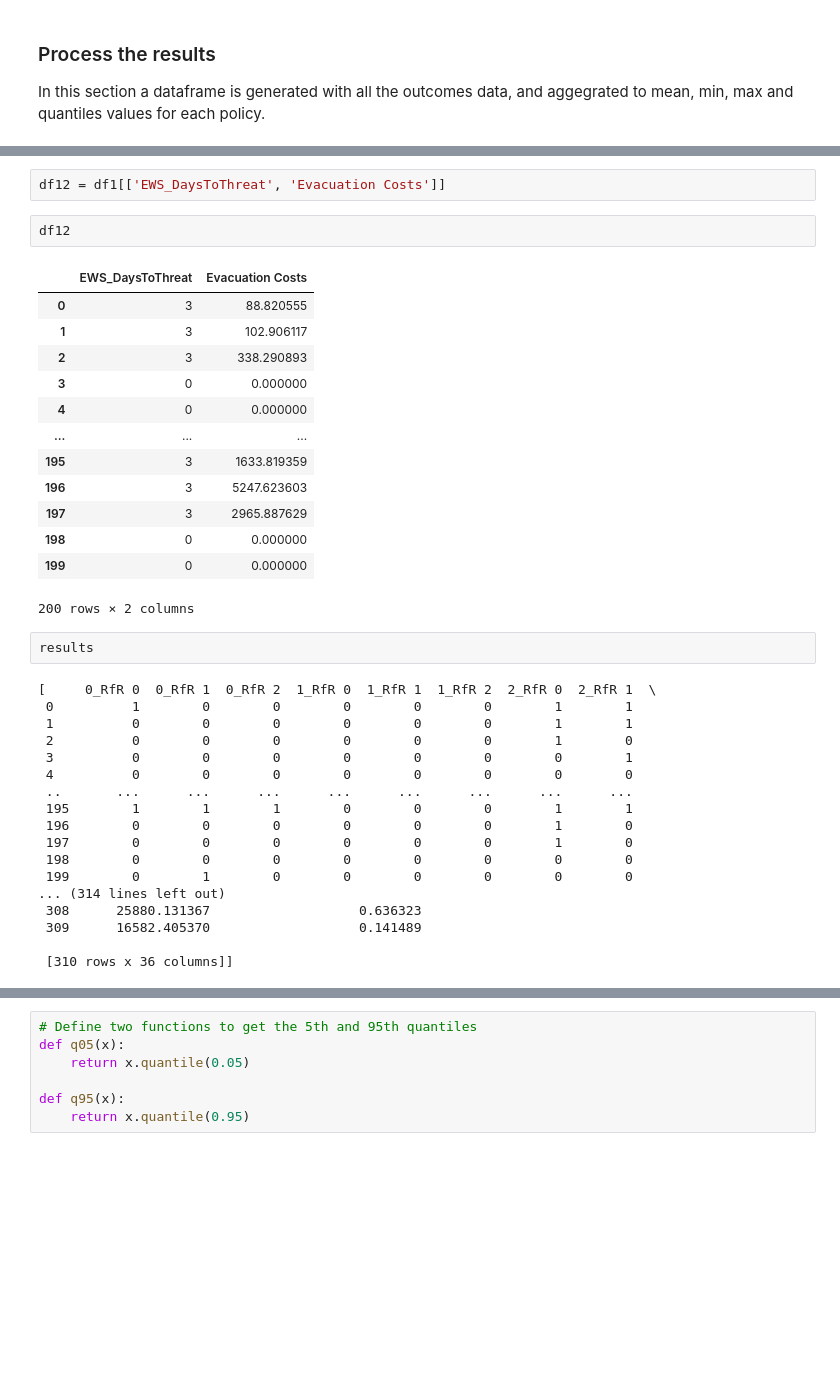
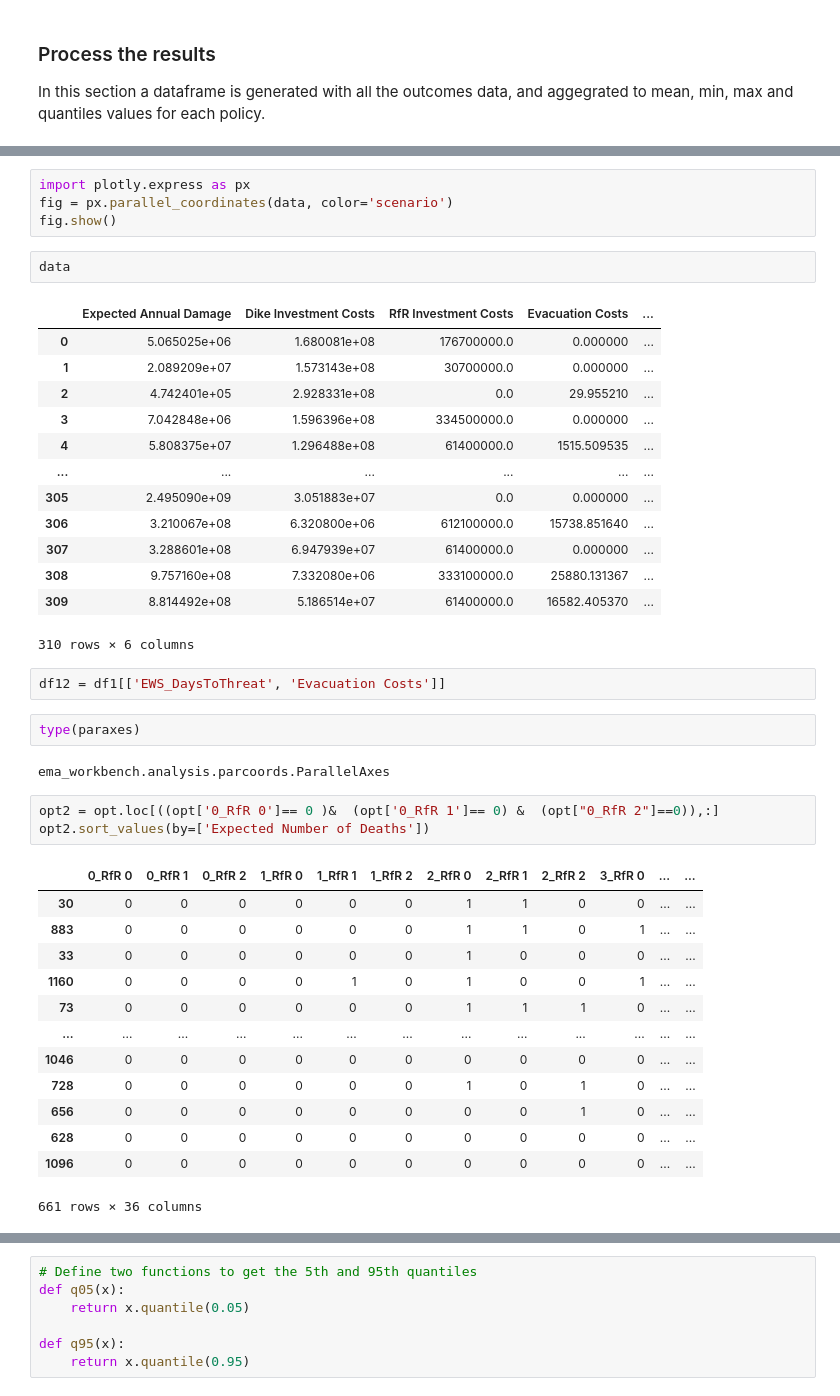
Before and after one commit to hannadenekamp/modelbased, a Jupyter notebook: Problem Formulations.ipynb, the cells around one changed output, grey strips where cells are left out. Saved outputs shown, nothing was run; the diff lists cells and outputs as text; blank space fills up the shorter version.

```diff
--- a/Problem Formulations.ipynb
+++ b/Problem Formulations.ipynb
@@ -386,38 +520,43 @@ pd.DataFrame(df1)
+# %%
+import plotly.express as px
+fig = px.parallel_coordinates(data, color='scenario')
+fig.show()
+# %%
+data
+# %% [output]
+|  | Expected Annual Damage | Dike Investment Costs | RfR Investment Costs | Evacuation Costs | ... |
+| 0 | 5.065025e+06 | 1.680081e+08 | 176700000.0 | 0.000000 | ... |
+| 1 | 2.089209e+07 | 1.573143e+08 | 30700000.0 | 0.000000 | ... |
+| 2 | 4.742401e+05 | 2.928331e+08 | 0.0 | 29.955210 | ... |
+| 3 | 7.042848e+06 | 1.596396e+08 | 334500000.0 | 0.000000 | ... |
+| 4 | 5.808375e+07 | 1.296488e+08 | 61400000.0 | 1515.509535 | ... |
+| ... | ... | ... | ... | ... | ... |
+| 305 | 2.495090e+09 | 3.051883e+07 | 0.0 | 0.000000 | ... |
+| 306 | 3.210067e+08 | 6.320800e+06 | 612100000.0 | 15738.851640 | ... |
+| 307 | 3.288601e+08 | 6.947939e+07 | 61400000.0 | 0.000000 | ... |
+| 308 | 9.757160e+08 | 7.332080e+06 | 333100000.0 | 25880.131367 | ... |
+| 309 | 8.814492e+08 | 5.186514e+07 | 61400000.0 | 16582.405370 | ... |
+310 rows × 6 columns
 # %%
 df12 = df1[['EWS_DaysToThreat', 'Evacuation Costs']]
-# %%
-df12
-# %% [output]
-|  | EWS_DaysToThreat | Evacuation Costs |
-| 0 | 3 | 88.820555 |
-| 1 | 3 | 102.906117 |
-| 2 | 3 | 338.290893 |
-| 3 | 0 | 0.000000 |
-| 4 | 0 | 0.000000 |
-| ... | ... | ... |
-| 195 | 3 | 1633.819359 |
-| 196 | 3 | 5247.623603 |
-| 197 | 3 | 2965.887629 |
-| 198 | 0 | 0.000000 |
-| 199 | 0 | 0.000000 |
-200 rows × 2 columns
-# %%
-results
-# %% [output]
-[     0_RfR 0  0_RfR 1  0_RfR 2  1_RfR 0  1_RfR 1  1_RfR 2  2_RfR 0  2_RfR 1  \
- 0          1        0        0        0        0        0        1        1
- 1          0        0        0        0        0        0        1        1
- 2          0        0        0        0        0        0        1        0
- 3          0        0        0        0        0        0        0        1
- 4          0        0        0        0        0        0        0        0
- ..       ...      ...      ...      ...      ...      ...      ...      ...
- 195        1        1        1        0        0        0        1        1
- 196        0        0        0        0        0        0        1        0
- 197        0        0        0        0        0        0        1        0
- 198        0        0        0        0        0        0        0        0
- 199        0        1        0        0        0        0        0        0
-... (314 lines left out)
- 308      25880.131367                   0.636323
- 309      16582.405370                   0.141489
-
- [310 rows x 36 columns]]
+# %%
+type(paraxes)
+# %% [output]
+ema_workbench.analysis.parcoords.ParallelAxes
+# %%
+opt2 = opt.loc[((opt['0_RfR 0']== 0 )&	(opt['0_RfR 1']== 0) &	(opt["0_RfR 2"]==0)),:]
+opt2.sort_values(by=['Expected Number of Deaths'])
+# %% [output]
+|  | 0_RfR 0 | 0_RfR 1 | 0_RfR 2 | 1_RfR 0 | 1_RfR 1 | 1_RfR 2 | 2_RfR 0 | 2_RfR 1 | 2_RfR 2 | 3_RfR 0 | ... | ... |
+| 30 | 0 | 0 | 0 | 0 | 0 | 0 | 1 | 1 | 0 | 0 | ... | ... |
+| 883 | 0 | 0 | 0 | 0 | 0 | 0 | 1 | 1 | 0 | 1 | ... | ... |
+| 33 | 0 | 0 | 0 | 0 | 0 | 0 | 1 | 0 | 0 | 0 | ... | ... |
+| 1160 | 0 | 0 | 0 | 0 | 1 | 0 | 1 | 0 | 0 | 1 | ... | ... |
+| 73 | 0 | 0 | 0 | 0 | 0 | 0 | 1 | 1 | 1 | 0 | ... | ... |
+| ... | ... | ... | ... | ... | ... | ... | ... | ... | ... | ... | ... | ... |
+| 1046 | 0 | 0 | 0 | 0 | 0 | 0 | 0 | 0 | 0 | 0 | ... | ... |
+| 728 | 0 | 0 | 0 | 0 | 0 | 0 | 1 | 0 | 1 | 0 | ... | ... |
+| 656 | 0 | 0 | 0 | 0 | 0 | 0 | 0 | 0 | 1 | 0 | ... | ... |
+| 628 | 0 | 0 | 0 | 0 | 0 | 0 | 0 | 0 | 0 | 0 | ... | ... |
+| 1096 | 0 | 0 | 0 | 0 | 0 | 0 | 0 | 0 | 0 | 0 | ... | ... |
+661 rows × 36 columns
```
Also changed, not shown: parts of 14 cells of this notebook.
